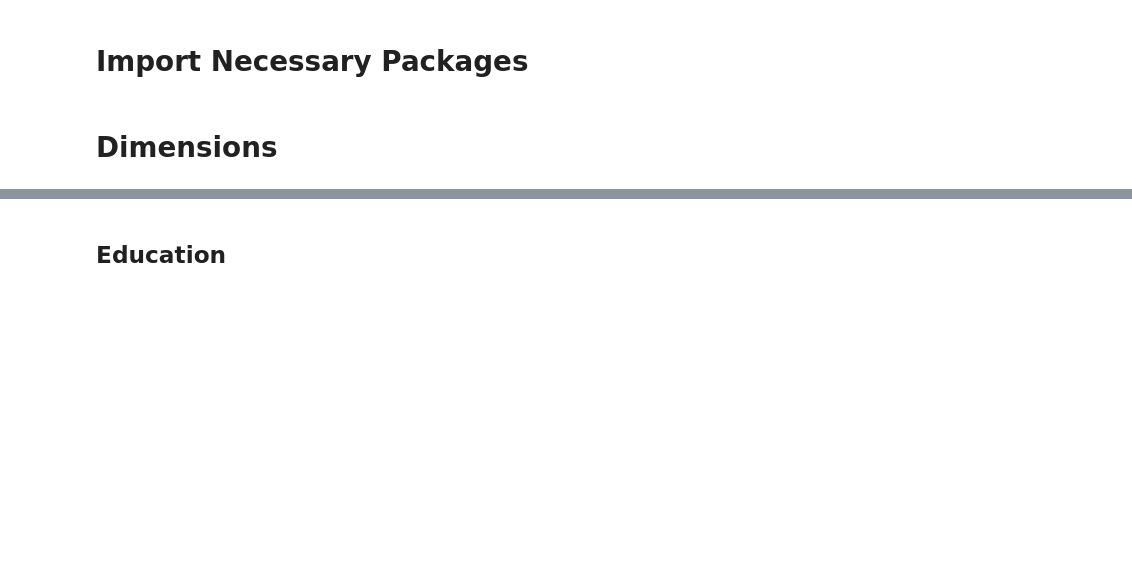
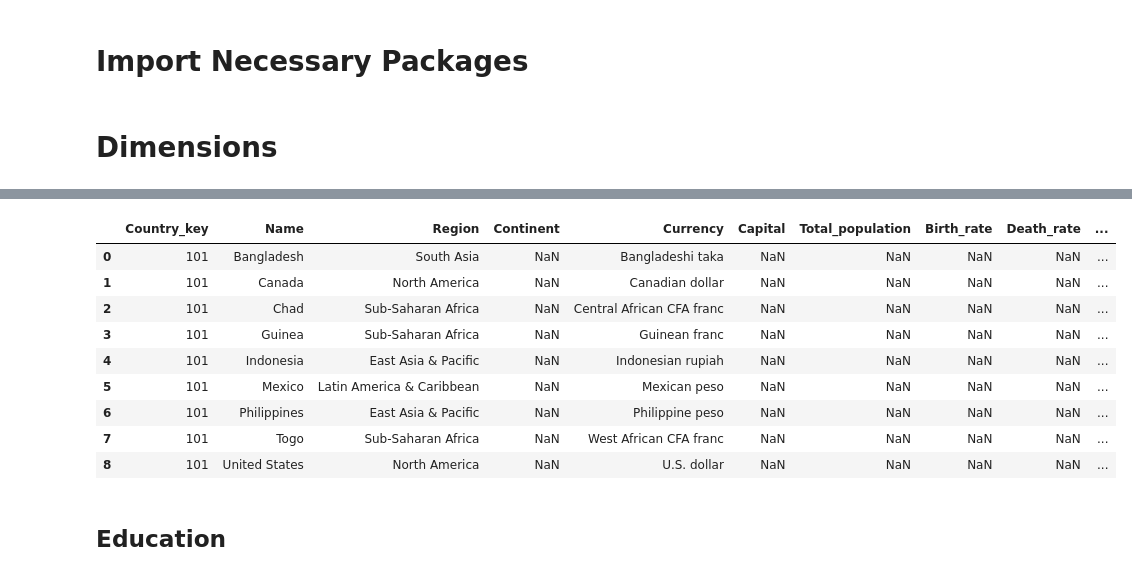
Before and after one commit to angusryoung/CSI4142-world-health-project, a Jupyter notebook: CSI4142.ipynb, the cells around one changed output, grey strips where cells are left out. Saved outputs shown, nothing was run; the diff lists cells and outputs as text; code cells hidden in the pictures; blank space fills up the shorter version.

Commit message:
Added some code and data for country dimension.

```diff
--- a/CSI4142.ipynb
+++ b/CSI4142.ipynb
@@ -13,3 +28,48 @@ warnings.filterwarnings("ignore")
+# %%
+country_list = ["Bangladesh", "Canada", "Chad", "Guinea", "Indonesia", "Mexico", "Philippines", "Togo", "United States"]
+
+country_dimension_df = pd.DataFrame(
+    columns=["Country_key", "Name", "Region", "Continent", "Currency", "Capital", "Total_population","Population_growth_percent", "Total_labour_force", "Birth_rate", "Death_rate",  "GNI_per_capita", "Income_group"]
+)
+# "Mortality_rate_under5", "Mortality_rate_under5_m", "Mortality_rate_under5_f", "Mortality_rate_infant", "Mortality_rate_infant_m", "Mortality_rate_infant_f", "Mortality_rate_neonatal",
+
+# CSV file of HNP country data
+raw_geo_data = pd.read_csv('raw_data.HNP_CountryData.csv')
+# CSV file of HNP country dimension statistics
+raw_basicstat_data = pd.read_csv('raw_data.HNP_CountryAttributes.csv')
+
+
+
+x = 1
+for country in country_list:
+    country_row = {}
+    country_row['Country_key'] = x + 100
+    country_row['Name'] = country
+    country_row['Region'] = raw_geo_data.loc[raw_geo_data['Table Name'] == country, 'Region'].values[0]
+    # country_row['Continent']
+    country_row['Currency'] = raw_geo_data.loc[raw_geo_data['Table Name'] == country, 'Currency Unit'].values[0]
+    # country_row['Capital']
+    country_row['Income_group'] = raw_geo_data.loc[raw_geo_data['Table Name'] == country, 'Income Group'].values[0]
+
+    country_row['']
+
+    country_dimension_df = country_dimension_df.append(pd.DataFrame([country_row]), ignore_index=True)
+
+country_dimension_df.head(9)
+# print(country_dimension_df['Currency'])
+# raw_data.head()
+# print(raw_data.loc[raw_data['Table Name'] == country, 'Income Group'])
+# %% [output]
+|  | Country_key | Name | Region | Continent | Currency | Capital | Total_population | Birth_rate | Death_rate | ... |
+| 0 | 101 | Bangladesh | South Asia | NaN | Bangladeshi taka | NaN | NaN | NaN | NaN | ... |
+| 1 | 101 | Canada | North America | NaN | Canadian dollar | NaN | NaN | NaN | NaN | ... |
+| 2 | 101 | Chad | Sub-Saharan Africa | NaN | Central African CFA franc | NaN | NaN | NaN | NaN | ... |
+| 3 | 101 | Guinea | Sub-Saharan Africa | NaN | Guinean franc | NaN | NaN | NaN | NaN | ... |
+| 4 | 101 | Indonesia | East Asia & Pacific | NaN | Indonesian rupiah | NaN | NaN | NaN | NaN | ... |
+| 5 | 101 | Mexico | Latin America & Caribbean | NaN | Mexican peso | NaN | NaN | NaN | NaN | ... |
+| 6 | 101 | Philippines | East Asia & Pacific | NaN | Philippine peso | NaN | NaN | NaN | NaN | ... |
+| 7 | 101 | Togo | Sub-Saharan Africa | NaN | West African CFA franc | NaN | NaN | NaN | NaN | ... |
+| 8 | 101 | United States | North America | NaN | U.S. dollar | NaN | NaN | NaN | NaN | ... |
 # %% [markdown]
 ## Education
 # %%
```
Also changed, not shown: parts of 3 cells of this notebook, 2 other files.
